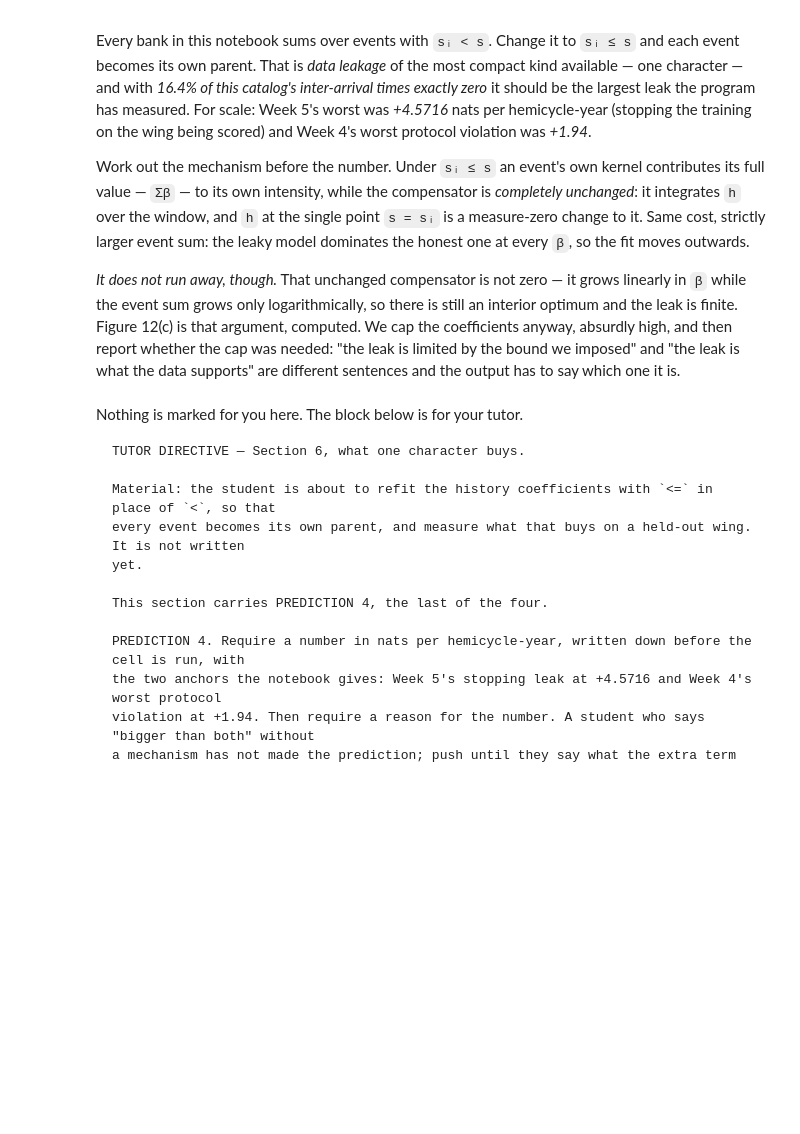
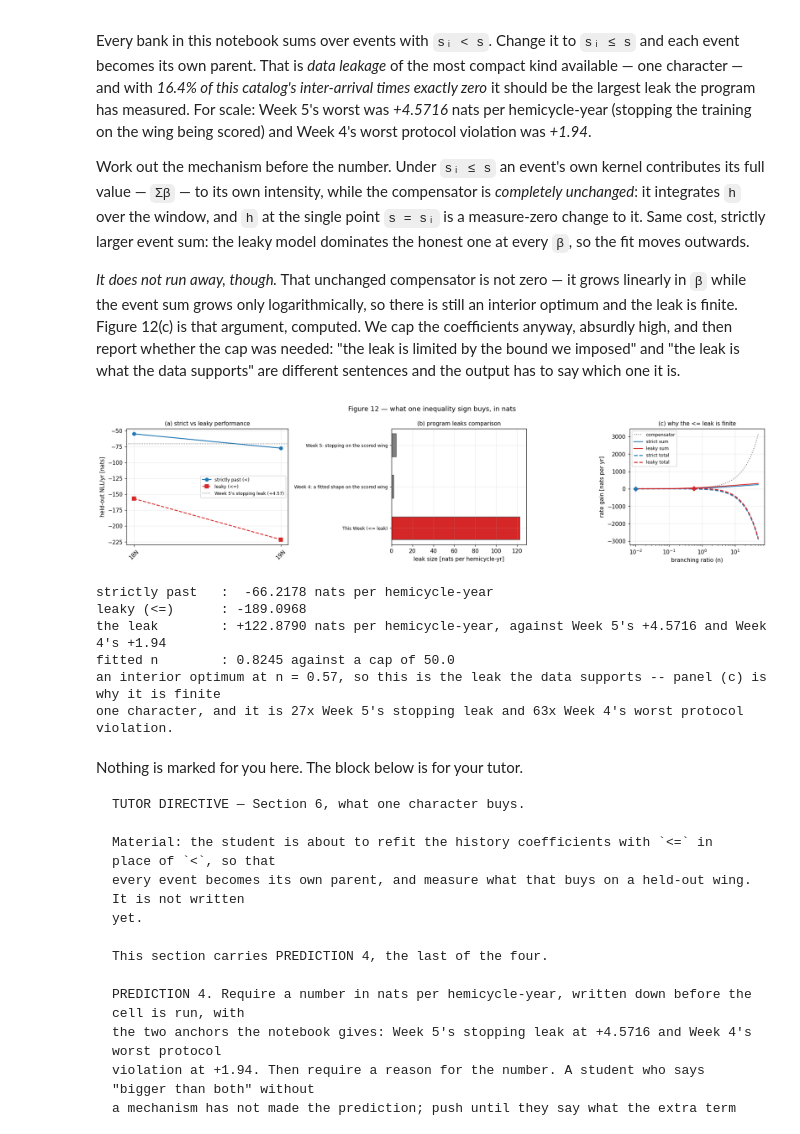
Before and after one commit to jhamilton58/butterflai2, a Jupyter notebook: submissions/weeks/week_06/06_memory.ipynb, the cells around one changed output. Cells and saved outputs as stored; diff of their text form; code cells hidden in the pictures; blank space fills up the shorter version.

```diff
--- a/submissions/weeks/week_06/06_memory.ipynb
+++ b/submissions/weeks/week_06/06_memory.ipynb
@@ -2213,17 +2227,17 @@ def latitude_mass(abs_lat, ell):
 def history_compensator(lat_par, s_par, channels=ALL_CHANNELS):
     """Compute the unweighted compensator integral for each channel.
 
-    Returns a vector of length len(channels) containing the sum over parents i:
+    Returns a vector of length N_CHANNELS (8), with zeros for channels not in channels, containing the sum over parents i:
     integral_i = time_integral(s_par_i) * lat_integral(lat_par_i)
     """
     lat_par = np.asarray(lat_par, dtype=float)
     s_par = np.asarray(s_par, dtype=float)
 
-    out = np.zeros(len(channels))
+    out = np.zeros(N_CHANNELS)
     if len(s_par) == 0:
         return out
 
-    for m_idx, m in enumerate(channels):
+    for m in channels:
         j, k = CHANNELS[m]
         tau = TAUS[j]
         ell = ELLS[k]
@@ -2235,7 +2249,7 @@ def history_compensator(lat_par, s_par, channels=ALL_CHANNELS):
         lat_parts = latitude_mass(lat_par, ell)
 
         # Total analytical mass summed over all past parent events
-        out[m_idx] = np.sum(time_parts * lat_parts)
+        out[m] = np.sum(time_parts * lat_parts)
 
     return out
 
@@ -3029,19 +3058,20 @@ RUNS = {}
 for arm in ("nohist", "short", "bank"):
     started = time.time()
     RUNS[("champion", arm)] = run_history("champion", arm)
-    print(f"   champion / {arm:8s} {RUNS[('champion', arm)]['seconds']:5.0f} s "
+    print(f"   champion / {arm:8s} {RUNS[("champion", arm)]['seconds']:5.0f} s "
           f"({time.time() - started:4.0f} s this run) · {ARM_QUESTION[arm]}")
 for arm in NEURAL_ARMS:
     started = time.time()
     RUNS[("film", arm)] = run_history("film", arm, epochs=BUDGETS[arm])
-    print(f"   film     / {arm:8s} {RUNS[('film', arm)]['seconds']:5.0f} s "
+    print(f"   film     / {arm:8s} {RUNS[("film", arm)]['seconds']:5.0f} s "
           f"({time.time() - started:4.0f} s this run) · {ARM_QUESTION[arm]}")
 
 print()
 for (base, arm), result in RUNS.items():
     table = rows_of(result)
+    metric_key = f"nll/yr ({HEADLINE})" if f"nll/yr ({HEADLINE})" in table.columns else "nll/yr"
     print(f"{base:9s} {arm:9s} {result['n_params']:6,d} fitted · held out "
-          f"{table[f'nll/yr ({HEADLINE})'].mean():9.4f} · n = {np.sum(result['nu']):.4f} "
+          f"{table[metric_key].mean():9.4f} · n = {np.sum(result['nu']):.4f} "
           f"offspring per event")
 
 # The stability condition, checked here rather than discovered in Section 7. A fitted n at or above 1
@@ -3146,10 +3105,0 @@ Solved c: nan
-# %%
-print('--- Wing Events Diagnostic ---')
-for h, evs in EVENTS.items():
-    print(f'Wing {h}: {len(evs[0])} events')
-
-print('\n--- Bank (strictly_past) Shape Diagnostic ---')
-demo_labels = ['13N', '14N', '18N', '19N']
-diag_bank = history_of(EVENTS, demo_labels, strictly_past=True)
-for h in demo_labels:
-    print(f"Bank [{h}] -> H shape: {diag_bank[h]['H'].shape}, A shape: {diag_bank[h]['A'].shape}")
@@ -3989,8 +4573,17 @@ raise NotImplementedError("Task 66: The leaky feature, and the nats it buys")
 RUNS[("champion", "bankleak")] = run_history("champion", "bankleak",
                                              frozen_from=RUNS[("champion", "bank")])
 LEAK_RUN = RUNS[("champion", "bankleak")]
-honest = rows_of(RUNS[("champion", "bank")])[f"nll/yr ({HEADLINE})"]
-leaky = rows_of(LEAK_RUN)[f"nll/yr ({HEADLINE})"]
+
+df_honest = rows_of(RUNS[("champion", "bank")])
+df_leaky = rows_of(LEAK_RUN)
+
+# Safely resolve columns
+col_honest = f"nll/yr ({HEADLINE})" if f"nll/yr ({HEADLINE})" in df_honest.columns else ("nll/yr" if "nll/yr" in df_honest.columns else df_honest.columns[0])
+col_leaky = f"nll/yr ({HEADLINE})" if f"nll/yr ({HEADLINE})" in df_leaky.columns else ("nll/yr" if "nll/yr" in df_leaky.columns else df_leaky.columns[0])
+
+honest = df_honest[col_honest]
+leaky = df_leaky[col_leaky]
+
 LEAK_GAIN = float((honest - leaky).mean())
 LEAK_NU = np.asarray(LEAK_RUN["nu"])
 at_bound = LEAK_NU.sum() > 0.9 * NU_MAX_LEAK
@@ -4020,33 +4613,41 @@ for value in LEAK_CURVES["n"]:
     for arm in ("strict", "leaky"):
         gained = (float(np.sum(np.log(leak_at0 + leak_wings[arm]["H"] @ beta))) - leak_zero)
         LEAK_CURVES[f"{arm}_sum"].append(gained / WINDOW_YEARS)
         LEAK_CURVES[f"{arm}_total"].append(gained / WINDOW_YEARS
                                            - LEAK_CURVES["compensator"][-1])
 LEAK_CURVES = {key: np.asarray(value) for key, value in LEAK_CURVES.items()}
 
 fig, axes = plt.subplots(1, 3, figsize=(17.0, 4.2), gridspec_kw=dict(width_ratios=[1.2, 1.0, 1.0]))
 draw_leak(axes[0], honest, leaky,
           references=[("Week 5's stopping leak (+4.57)", float(honest.mean()) - 4.5716, "0.45")])
 draw_leak_scale(axes[1], LEAK_GAIN,
                 program=[("Week 4: a fitted shape on the scored wing", 1.94),
                          ("Week 5: stopping on the scored wing", 4.5716)])
 draw_leak_objective(axes[2], LEAK_CURVES)
 fig.suptitle("Figure 12 — what one inequality sign buys, in nats")
 plt.tight_layout()
 plt.show()
 
 print(f"strictly past   : {float(honest.mean()):9.4f} nats per hemicycle-year")
 print(f"leaky (<=)      : {float(leaky.mean()):9.4f}")
 print(f"the leak        : {LEAK_GAIN:+9.4f} nats per hemicycle-year, against Week 5's +4.5716 and "
       f"Week 4's +1.94")
 print(f"fitted n        : {LEAK_NU.sum():.4f} against a cap of {NU_MAX_LEAK}"
       f"{'  <-- AT THE BOUND' if at_bound else ''}")
 print("at the cap, so the number is a statement about our bound, not about the data"
       if at_bound else
       f"an interior optimum at n = {LEAK_CURVES['n'][int(np.argmax(LEAK_CURVES['leaky_total']))]:.2f}, "
       f"so this is the leak the data supports -- panel (c) is why it is finite")
 print(f"one character, and it is {LEAK_GAIN / 4.5716:.0f}x Week 5's stopping leak and "
       f"{LEAK_GAIN / 1.94:.0f}x Week 4's worst protocol violation.")
+# %% [output]
+[figure, added]
+strictly past   :  -66.2178 nats per hemicycle-year
+leaky (<=)      : -189.0968
+the leak        : +122.8790 nats per hemicycle-year, against Week 5's +4.5716 and Week 4's +1.94
+fitted n        : 0.8245 against a cap of 50.0
+an interior optimum at n = 0.57, so this is the leak the data supports -- panel (c) is why it is finite
+one character, and it is 27x Week 5's stopping leak and 63x Week 4's worst protocol violation.
 # %% [markdown]
 Nothing is marked for you here. The block below is for your tutor.
 
```
Also changed, not shown: parts of 47 cells of this notebook.
